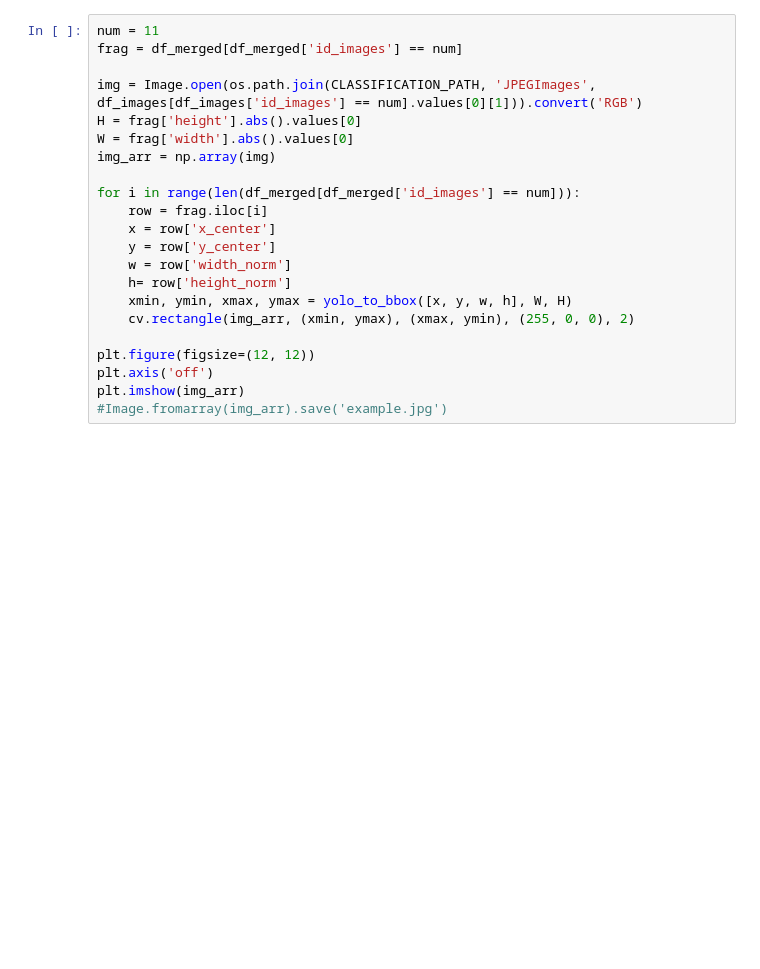
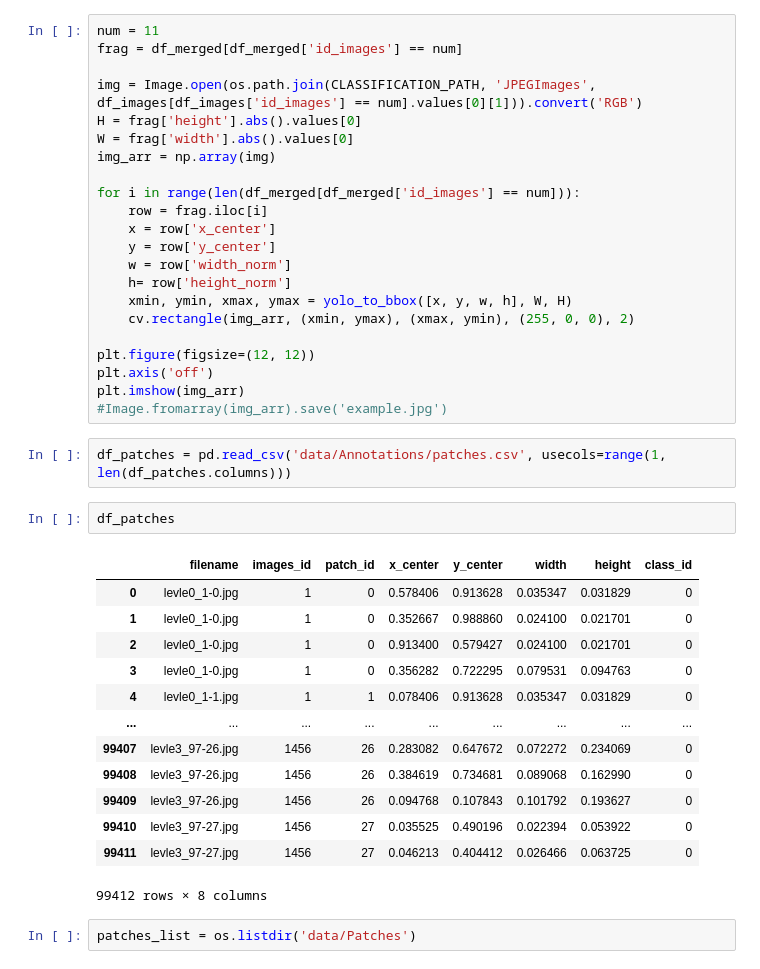
Before and after one commit to reqmd/yolov8_acne04, a Jupyter notebook: ACNE_research.ipynb, the cells around one changed output. Drawn from its saved outputs; the diff is of its cells as text; blank space fills up the shorter version.

```diff
--- a/ACNE_research.ipynb
+++ b/ACNE_research.ipynb
@@ -235,3 +253,23 @@ plt.figure(figsize=(12, 12))
 plt.axis('off')
 plt.imshow(img_arr)
 #Image.fromarray(img_arr).save('example.jpg')
+# %%
+df_patches = pd.read_csv('data/Annotations/patches.csv', usecols=range(1, len(df_patches.columns)))
+# %%
+df_patches
+# %% [output]
+|  | filename | images_id | patch_id | x_center | y_center | width | height | class_id |
+| 0 | levle0_1-0.jpg | 1 | 0 | 0.578406 | 0.913628 | 0.035347 | 0.031829 | 0 |
+| 1 | levle0_1-0.jpg | 1 | 0 | 0.352667 | 0.988860 | 0.024100 | 0.021701 | 0 |
+| 2 | levle0_1-0.jpg | 1 | 0 | 0.913400 | 0.579427 | 0.024100 | 0.021701 | 0 |
+| 3 | levle0_1-0.jpg | 1 | 0 | 0.356282 | 0.722295 | 0.079531 | 0.094763 | 0 |
+| 4 | levle0_1-1.jpg | 1 | 1 | 0.078406 | 0.913628 | 0.035347 | 0.031829 | 0 |
+| ... | ... | ... | ... | ... | ... | ... | ... | ... |
+| 99407 | levle3_97-26.jpg | 1456 | 26 | 0.283082 | 0.647672 | 0.072272 | 0.234069 | 0 |
+| 99408 | levle3_97-26.jpg | 1456 | 26 | 0.384619 | 0.734681 | 0.089068 | 0.162990 | 0 |
+| 99409 | levle3_97-26.jpg | 1456 | 26 | 0.094768 | 0.107843 | 0.101792 | 0.193627 | 0 |
+| 99410 | levle3_97-27.jpg | 1456 | 27 | 0.035525 | 0.490196 | 0.022394 | 0.053922 | 0 |
+| 99411 | levle3_97-27.jpg | 1456 | 27 | 0.046213 | 0.404412 | 0.026466 | 0.063725 | 0 |
+99412 rows × 8 columns
+# %%
+patches_list = os.listdir('data/Patches')
```
Also changed, not shown: parts of 9 cells of this notebook, 3 other files.
